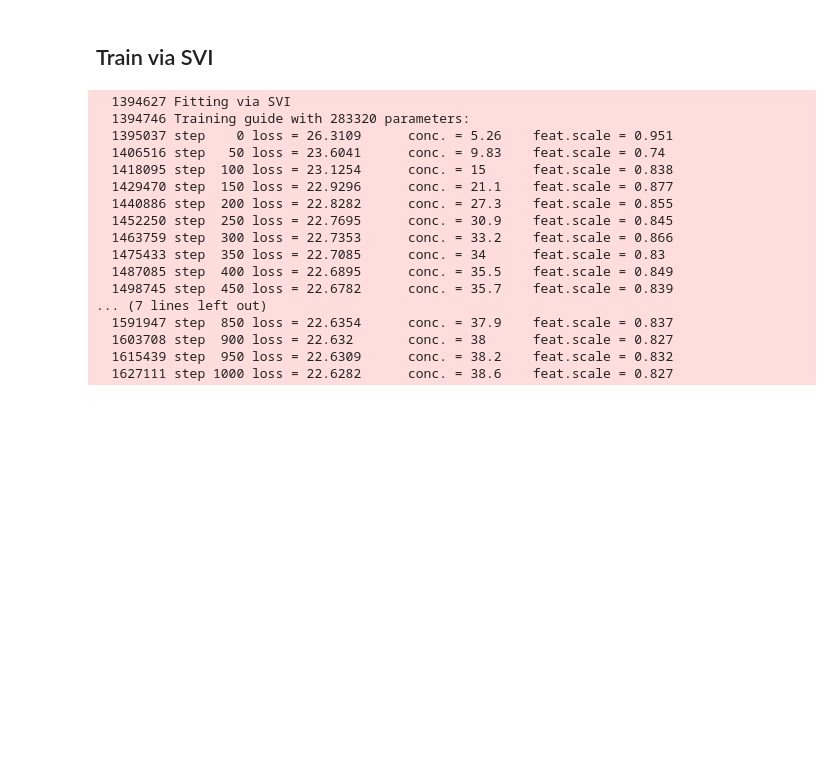
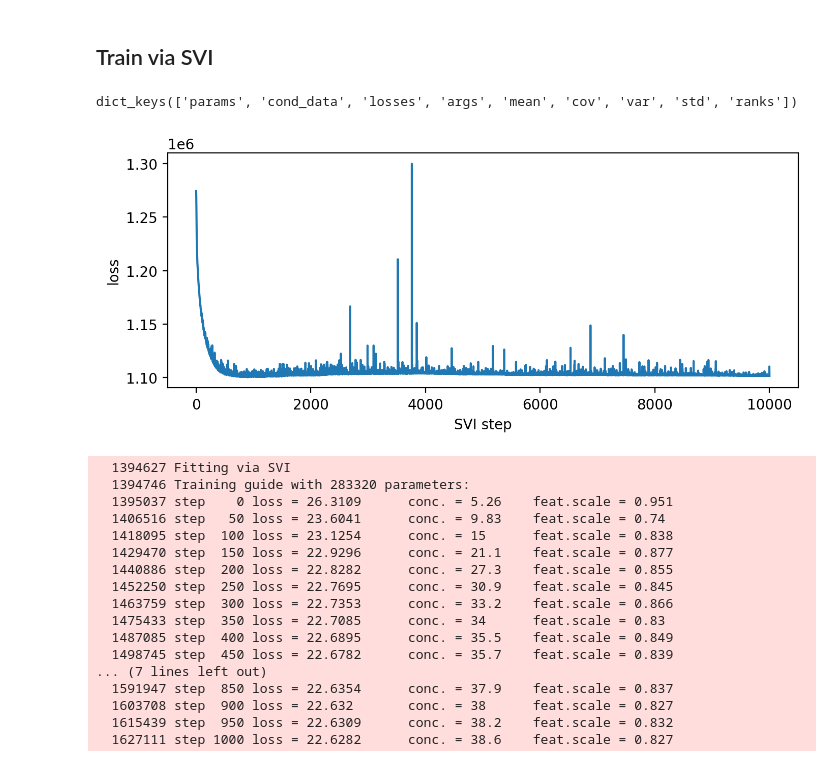
Before and after one commit to broadinstitute/pyro-cov, a Jupyter notebook: mutrans.ipynb, the cells around one changed output. Drawn from its saved outputs; the diff is of its cells as text; code cells hidden in the pictures; blank space fills up the shorter version.

```diff
--- a/mutrans.ipynb
+++ b/mutrans.ipynb
@@ -39,6 +42,18 @@ CPU times: user 9.34 s, sys: 629 ms, total: 9.97 s
 Wall time: 9.74 s
 # %% [markdown]
 ## Train via SVI
+# %%
+full = torch.load("results/rank_mutations.rank_full_svi.pt", map_location="cpu")
+print(full.keys())
+# %% [output]
+dict_keys(['params', 'cond_data', 'losses', 'args', 'mean', 'cov', 'var', 'std', 'ranks'])
+# %%
+plt.figure(figsize=(8, 3))
+plt.plot(full["losses"])
+plt.xlabel("SVI step")
+plt.ylabel("loss");
+# %% [output]
+[figure, added]
 # %%
 %%time
 svi_fit = mutrans.fit_mf_svi(dataset)
```
Also changed, not shown: parts of 1 cell of this notebook, 3 other files.
